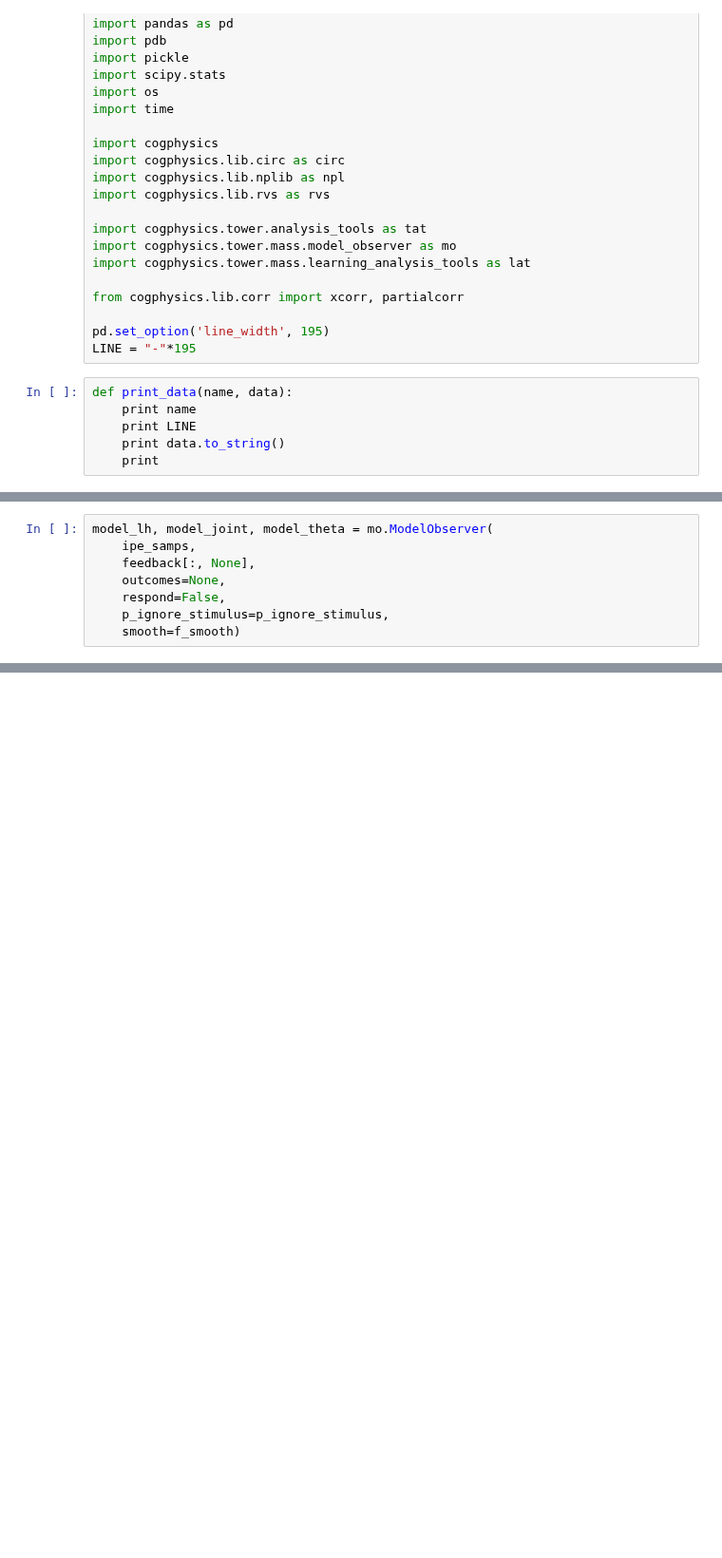
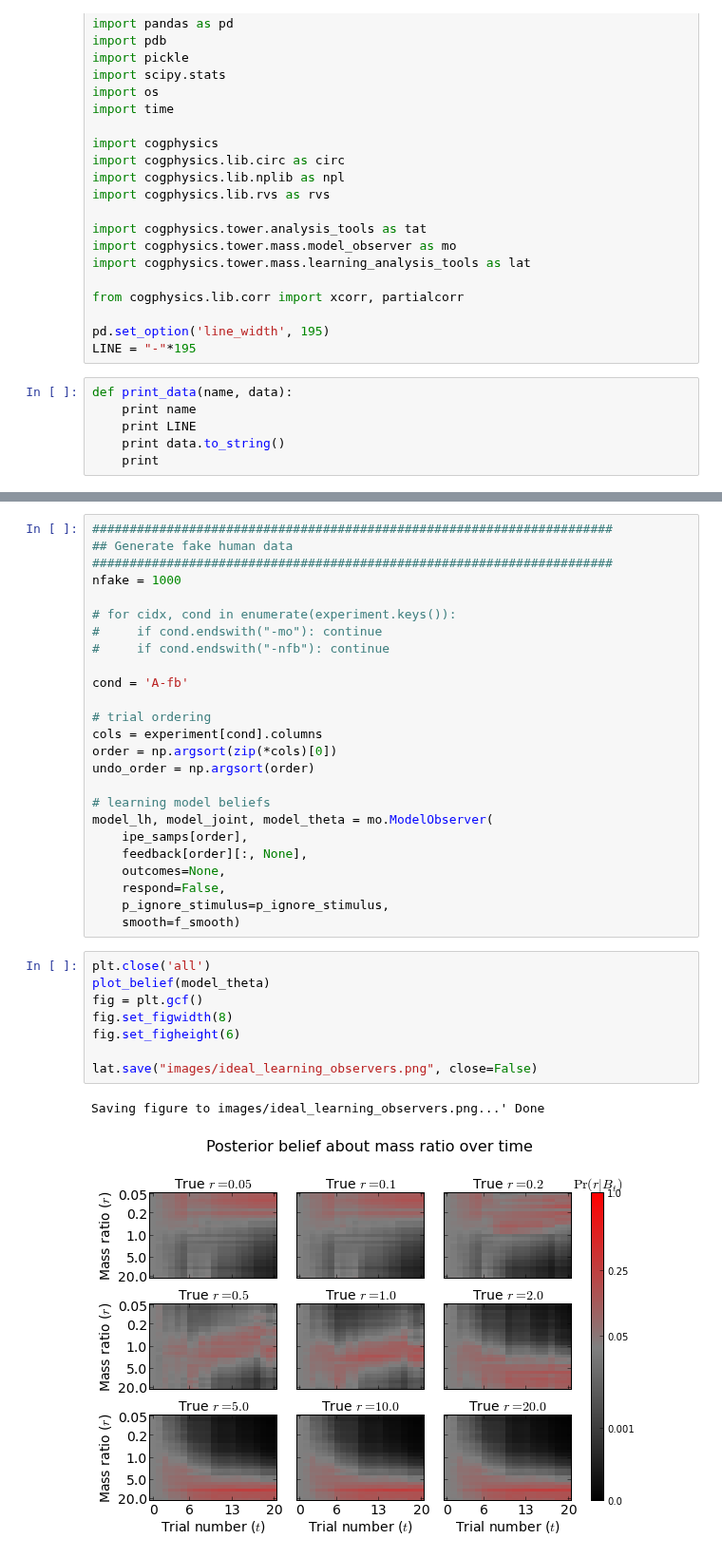
Before and after one commit to berkeley-cocosci/mass-inference, a Jupyter notebook: analysis/turk-analysis.ipynb, the cells around one changed output, grey strips where cells are left out. Shown at 95% size. Saved outputs shown, nothing was run; the diff lists cells and outputs as text; blank space fills up the shorter version.

```diff
--- a/analysis/turk-analysis.ipynb
+++ b/analysis/turk-analysis.ipynb
@@ -302,8 +32,0 @@ order_nfb = np.argsort(zip(*A_nfb.columns)[0])
-# %%
-model_lh, model_joint, model_theta = mo.ModelObserver(
-    ipe_samps,
-    feedback[:, None],
-    outcomes=None,
-    respond=False,
-    p_ignore_stimulus=p_ignore_stimulus,
-    smooth=f_smooth)
@@ -365,0 +275,36 @@ plt.title("Model performance")
+# %%
+######################################################################
+## Generate fake human data
+######################################################################
+nfake = 1000
+
+# for cidx, cond in enumerate(experiment.keys()):
+#     if cond.endswith("-mo"): continue
+#     if cond.endswith("-nfb"): continue
+
+cond = 'A-fb'
+
+# trial ordering
+cols = experiment[cond].columns
+order = np.argsort(zip(*cols)[0])
+undo_order = np.argsort(order)
+
+# learning model beliefs
+model_lh, model_joint, model_theta = mo.ModelObserver(
+    ipe_samps[order],
+    feedback[order][:, None],
+    outcomes=None,
+    respond=False,
+    p_ignore_stimulus=p_ignore_stimulus,
+    smooth=f_smooth)
+# %%
+plt.close('all')
+plot_belief(model_theta)
+fig = plt.gcf()
+fig.set_figwidth(8)
+fig.set_figheight(6)
+
+lat.save("images/ideal_learning_observers.png", close=False)
+# %% [output]
+Saving figure to images/ideal_learning_observers.png...' Done
+[figure, added]
```
Also changed, not shown: parts of 40 cells of this notebook, 2 other files.
